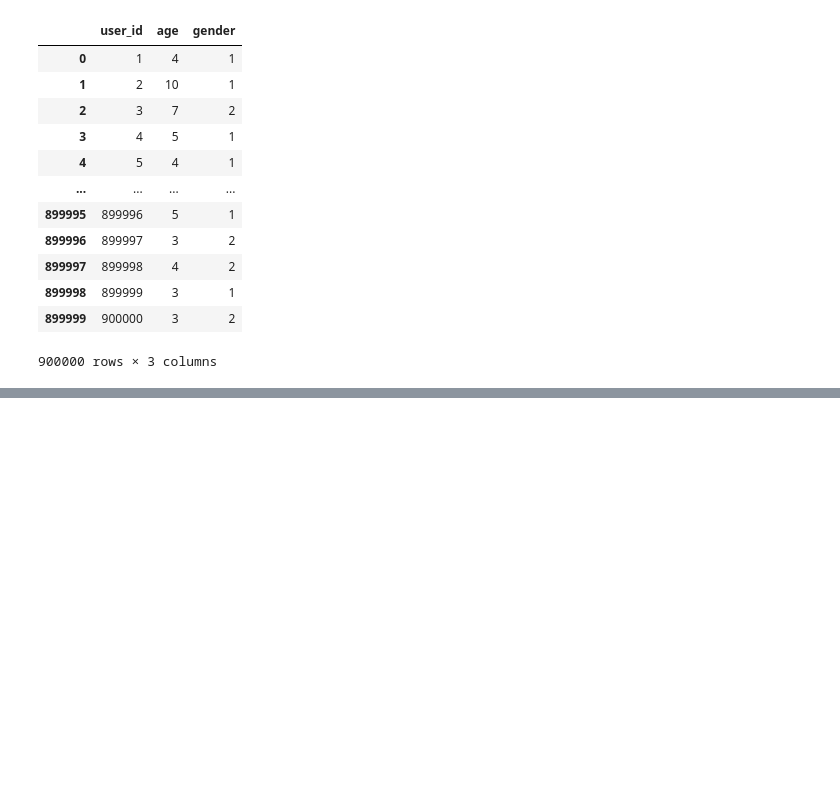
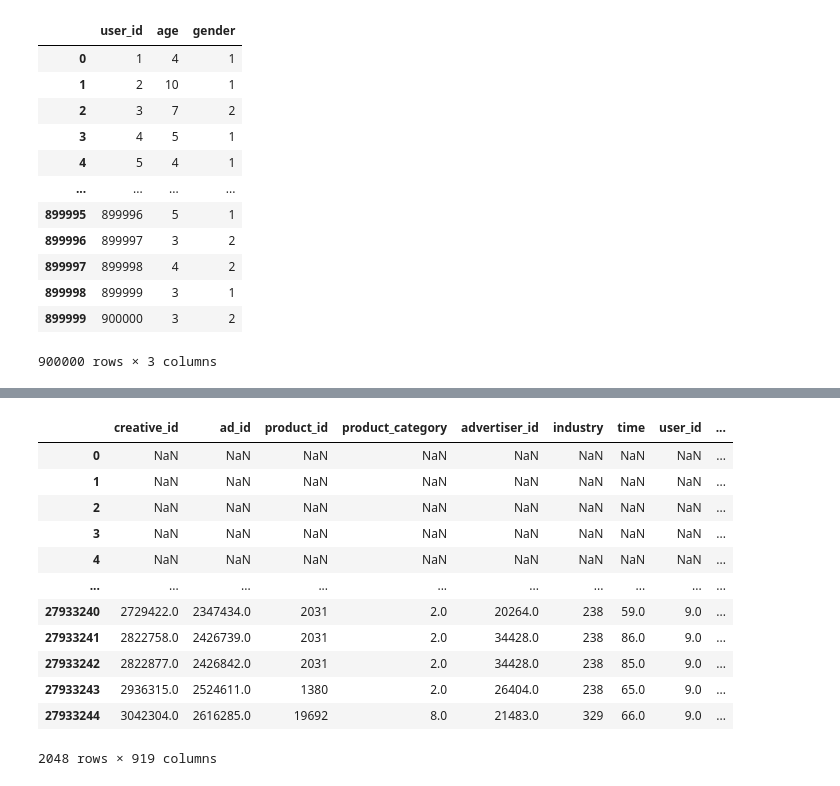
Before and after one commit to doutv/TXAdvertisementCompetition, a Jupyter notebook: version/first.ipynb, the cells around one changed output, grey strips where cells are left out. Cells and saved outputs as stored; diff of their text form; code cells hidden in the pictures; blank space fills up the shorter version.

```diff
--- a/version/first.ipynb
+++ b/version/first.ipynb
@@ -84,0 +77,3 @@ train_merged[train_merged["user_id"]==30920]
+# %%
+features=["creative_id","ad_id","product_id","product_category","advertiser_id","industry","time","click_times"]
+targets=["age","gender"]
@@ -84,0 +147,28 @@ train_merged[train_merged["user_id"]==30920]
+# %%
+def cal_idf_sklearn(df:pd.DataFrame):
+    from sklearn.feature_extraction.text import TfidfVectorizer
+    features=["creative_id","ad_id","product_id","product_category","advertiser_id","industry","time"]
+    v = TfidfVectorizer(max_df=1.0,min_df=1)
+    for feature in features:
+        cur=df[feature].astype(str)
+#         display(cur)
+        x = v.fit_transform(cur)
+#         df.drop(feature,axis=1,inplace=True)
+        new_df=pd.DataFrame(x.toarray())
+        df=pd.concat([df,new_df],axis=1)
+    return df
+cal_idf_sklearn(tmpdf)
+# %% [output]
+|  | creative_id | ad_id | product_id | product_category | advertiser_id | industry | time | user_id | ... |
+| 0 | NaN | NaN | NaN | NaN | NaN | NaN | NaN | NaN | ... |
+| 1 | NaN | NaN | NaN | NaN | NaN | NaN | NaN | NaN | ... |
+| 2 | NaN | NaN | NaN | NaN | NaN | NaN | NaN | NaN | ... |
+| 3 | NaN | NaN | NaN | NaN | NaN | NaN | NaN | NaN | ... |
+| 4 | NaN | NaN | NaN | NaN | NaN | NaN | NaN | NaN | ... |
+| ... | ... | ... | ... | ... | ... | ... | ... | ... | ... |
+| 27933240 | 2729422.0 | 2347434.0 | 2031 | 2.0 | 20264.0 | 238 | 59.0 | 9.0 | ... |
+| 27933241 | 2822758.0 | 2426739.0 | 2031 | 2.0 | 34428.0 | 238 | 86.0 | 9.0 | ... |
+| 27933242 | 2822877.0 | 2426842.0 | 2031 | 2.0 | 34428.0 | 238 | 85.0 | 9.0 | ... |
+| 27933243 | 2936315.0 | 2524611.0 | 1380 | 2.0 | 26404.0 | 238 | 65.0 | 9.0 | ... |
+| 27933244 | 3042304.0 | 2616285.0 | 19692 | 8.0 | 21483.0 | 329 | 66.0 | 9.0 | ... |
+2048 rows × 919 columns
```
Also changed, not shown: parts of 8 cells of this notebook, 1 other file.
